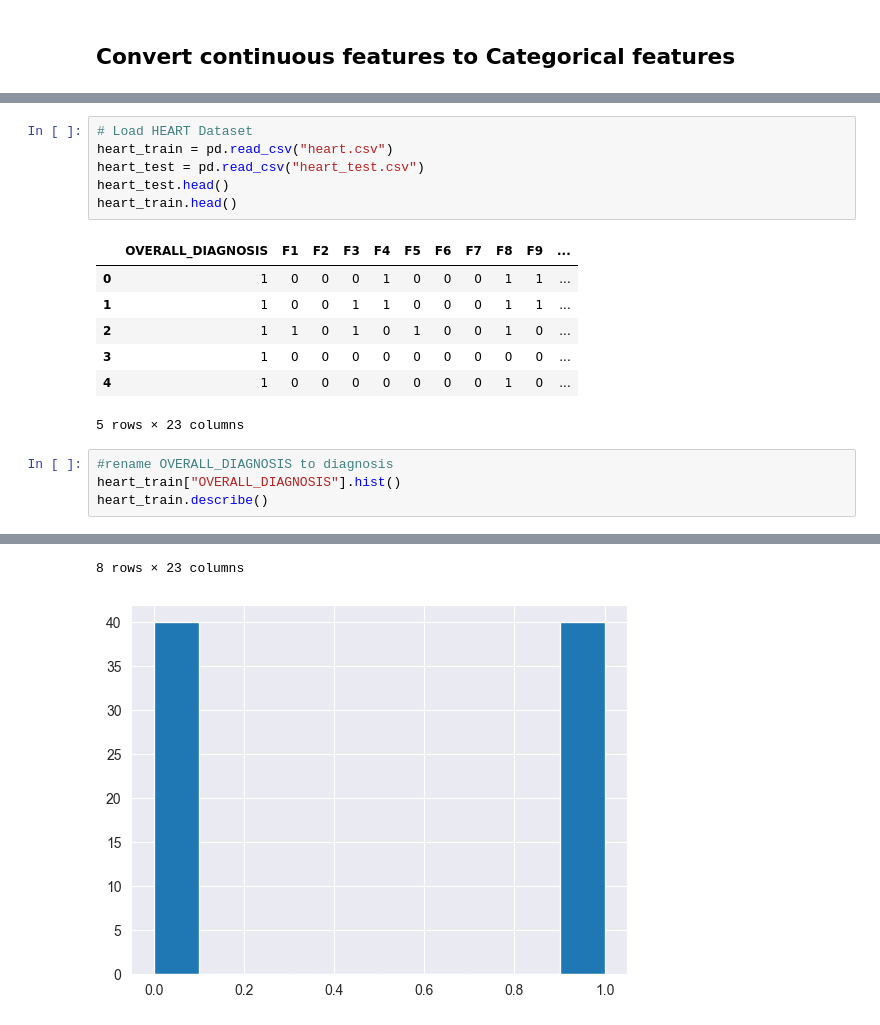
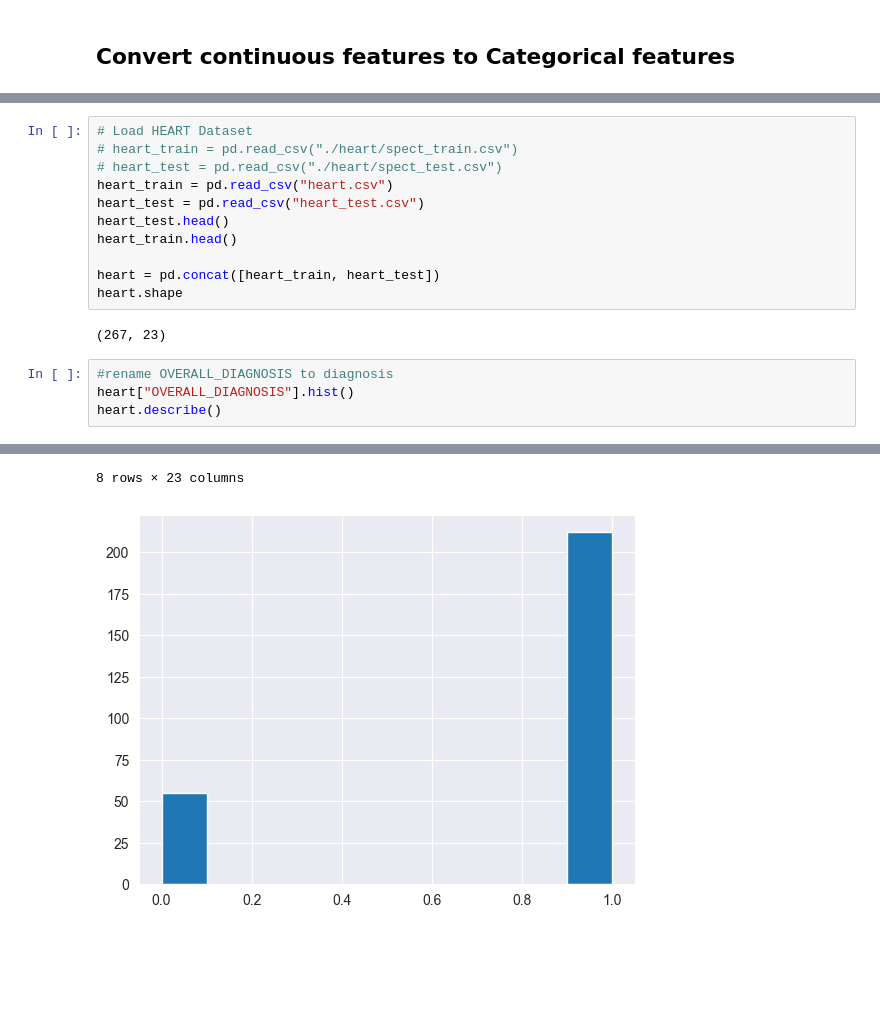
Before and after one commit to Shubham-Rasal/assignments_python, a Jupyter notebook: mining/assignment3/naive bayes.ipynb, the cells around one changed output, grey strips where cells are left out. Saved outputs shown, nothing was run; the diff lists cells and outputs as text; blank space fills up the shorter version.

```diff
--- a/mining/assignment3/naive bayes.ipynb
+++ b/mining/assignment3/naive bayes.ipynb
@@ -319,20 +281,19 @@ Average Kappa Score: 0.3904142090867596
 # %%
 # Load HEART Dataset
+# heart_train = pd.read_csv("./heart/spect_train.csv")
+# heart_test = pd.read_csv("./heart/spect_test.csv")
 heart_train = pd.read_csv("heart.csv")
 heart_test = pd.read_csv("heart_test.csv")
 heart_test.head()
 heart_train.head()
+
+heart = pd.concat([heart_train, heart_test])
+heart.shape
 # %% [output]
-|  | OVERALL_DIAGNOSIS | F1 | F2 | F3 | F4 | F5 | F6 | F7 | F8 | F9 | ... |
-| 0 | 1 | 0 | 0 | 0 | 1 | 0 | 0 | 0 | 1 | 1 | ... |
-| 1 | 1 | 0 | 0 | 1 | 1 | 0 | 0 | 0 | 1 | 1 | ... |
-| 2 | 1 | 1 | 0 | 1 | 0 | 1 | 0 | 0 | 1 | 0 | ... |
-| 3 | 1 | 0 | 0 | 0 | 0 | 0 | 0 | 0 | 0 | 0 | ... |
-| 4 | 1 | 0 | 0 | 0 | 0 | 0 | 0 | 0 | 1 | 0 | ... |
-5 rows × 23 columns
+(267, 23)
 # %%
 #rename OVERALL_DIAGNOSIS to diagnosis
-heart_train["OVERALL_DIAGNOSIS"].hist()
-heart_train.describe()
+heart["OVERALL_DIAGNOSIS"].hist()
+heart.describe()
 # %% [output]
 |  | OVERALL_DIAGNOSIS | F1 | F2 | F3 | F4 | F5 | F6 | F7 | F8 | F9 | ... |
@@ -346,3 +307,3 @@ heart_train.describe()
 | max | 1.000000 | 1.000000 | 1.000000 | 1.000000 | 1.000000 | 1.000000 | 1.000000 | 1.000000 | 1.000000 | 1.000000 | ... |
 8 rows × 23 columns
-[figure, old version]
+[figure, new version]
```
Also changed, not shown: parts of 15 cells of this notebook.
